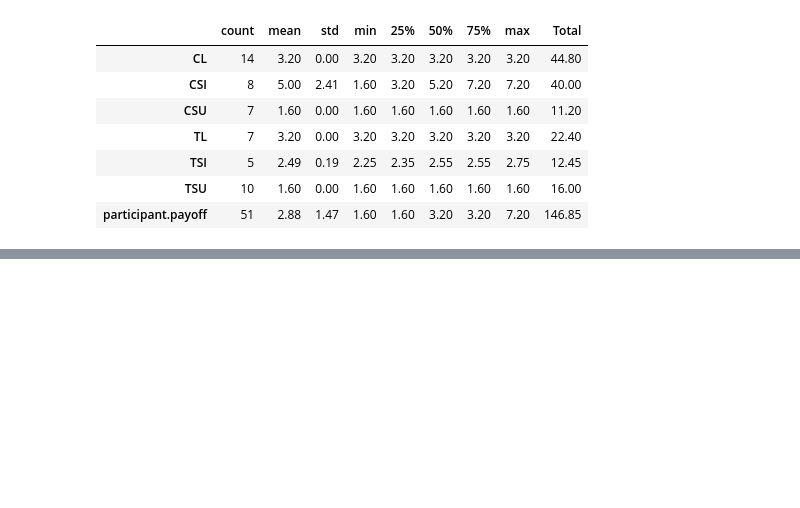
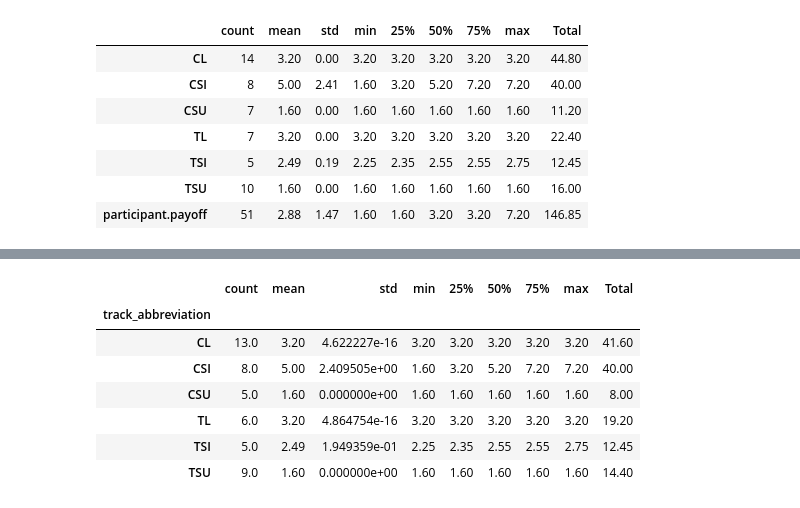
Before and after one commit to imahdimir/i57_g3_g4_ReRA_2nd_Pilot_Analysis, a Jupyter notebook: c_070__payments_table.ipynb, the cells around one changed output, grey strips where cells are left out. Saved outputs shown, nothing was run; the diff lists cells and outputs as text; code cells hidden in the pictures; blank space fills up the shorter version.

```diff
--- a/c_070__payments_table.ipynb
+++ b/c_070__payments_table.ipynb
@@ -136,0 +142,4 @@ df_table.to_latex(fp.t3__payments__tex)
+# %%
+# not_valid_ids = ['687h3r0p', '8cz1ywll', 'xjulaqnt', 'zyt920jv', 'ksg6x3ax']
+df_cln_pg_t = pd.read_excel(fp.m5__cln_page_times_2__xlsx)
+df_cln_pg_t[c.participant_code].nunique()
@@ -136,0 +148,3 @@ df_table.to_latex(fp.t3__payments__tex)
+# %%
+df_cln_2 = df_cln[df_cln[c.participant_code].isin(df_cln_pg_t[c.participant_code])]
+df_cln_2[c.participant_code].nunique()
@@ -136,0 +165,4 @@ df_table.to_latex(fp.t3__payments__tex)
+# %%
+df_by_track = df_cln_2.groupby(c.track_abbreviation)[
+    c.participant_payoff].describe()
+df_by_track
@@ -136,0 +190,13 @@ df_table.to_latex(fp.t3__payments__tex)
+# %%
+df_by_track['Total'] = df_cln_2.groupby(c.track_abbreviation)[
+    c.participant_payoff].sum()
+df_by_track
+# %% [output]
+|  | count | mean | std | min | 25% | 50% | 75% | max | Total |
+| track_abbreviation |  |  |  |  |  |  |  |  |  |
+| CL | 13.0 | 3.20 | 4.622227e-16 | 3.20 | 3.20 | 3.20 | 3.20 | 3.20 | 41.60 |
+| CSI | 8.0 | 5.00 | 2.409505e+00 | 1.60 | 3.20 | 5.20 | 7.20 | 7.20 | 40.00 |
+| CSU | 5.0 | 1.60 | 0.000000e+00 | 1.60 | 1.60 | 1.60 | 1.60 | 1.60 | 8.00 |
+| TL | 6.0 | 3.20 | 4.864754e-16 | 3.20 | 3.20 | 3.20 | 3.20 | 3.20 | 19.20 |
+| TSI | 5.0 | 2.49 | 1.949359e-01 | 2.25 | 2.35 | 2.55 | 2.55 | 2.75 | 12.45 |
+| TSU | 9.0 | 1.60 | 0.000000e+00 | 1.60 | 1.60 | 1.60 | 1.60 | 1.60 | 14.40 |
```
Also changed, not shown: parts of 14 cells of this notebook, 8 other files.
